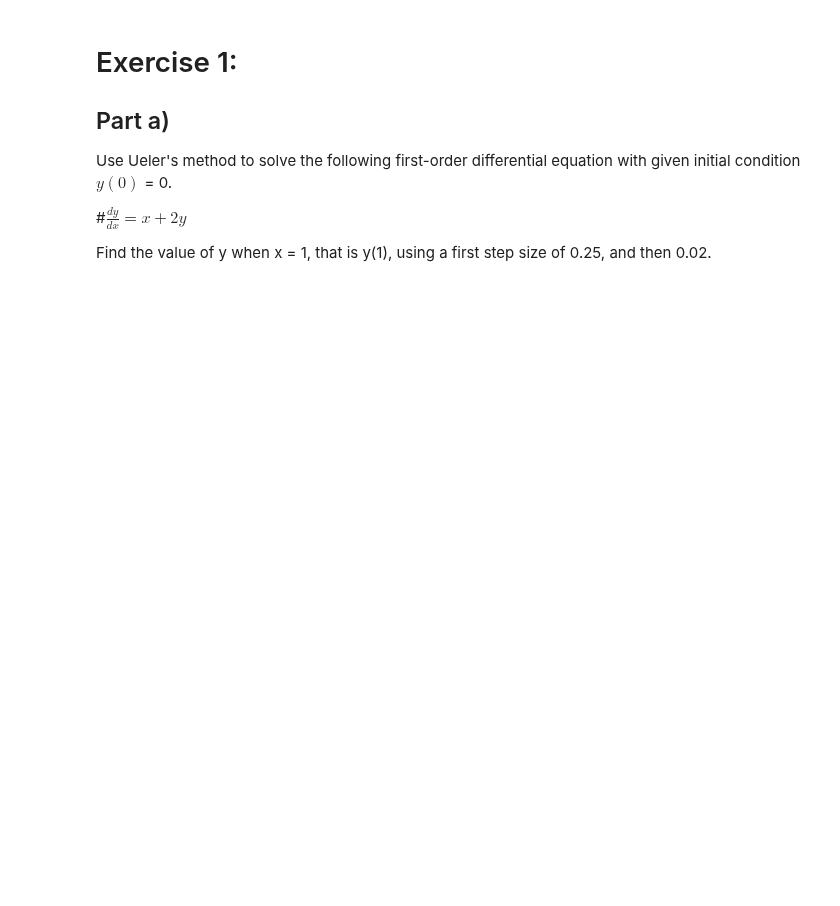
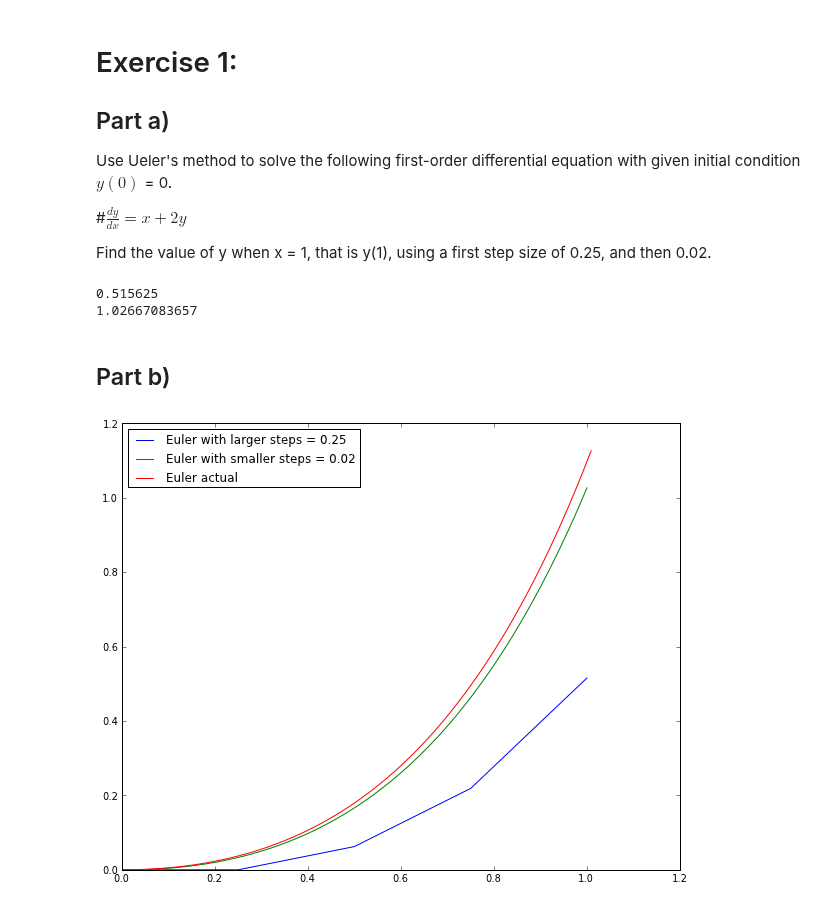
Before and after one commit to dcrose/PHYS202-S13, a Jupyter notebook: Week7/ThursdayNotes_ODEMeathods.ipynb, the cells around one changed output. Saved outputs shown, nothing was run; the diff lists cells and outputs as text; code cells hidden in the pictures; blank space fills up the shorter version.

```diff
--- a/Week7/ThursdayNotes_ODEMeathods.ipynb
+++ b/Week7/ThursdayNotes_ODEMeathods.ipynb
@@ -35,0 +45,35 @@ f = lambda x,y: x + 2*y
+# %%
+f = lambda x,y: x + 2*y
+dx1 = 0.25
+dx2 = 0.02
+def euler(dydx,yinit,steps):
+    x = np.arange(0,1+steps,steps)
+    y = np.zeros(x.size)
+    y[0] = yinit
+    for i in range(y.size-1):
+        y[i+1] = y[i] + dydx(x[i], y[i])*steps
+    return x,y
+
+answer = euler(f,0.,dx1)[1][-1]
+print answer
+answer2 = euler(f,0,dx2)[1][-1]
+print answer2
+# %% [output]
+0.515625
+1.02667083657
+# %% [markdown]
+Part b)
+-
+# %%
+figure(figsize=(10,8))
+
+plot(euler(f,0.,dx1)[0], euler(f,0.,dx1)[1],label="Euler with larger steps = 0.25")
+plot(euler(f,0.,dx2)[0], euler(f,0.,dx2)[1],label="Euler with smaller steps = 0.02")
+
+x = np.arange(0.,1.01,0.001)
+plot (x,0.25*e**(2*x)-0.5*x-0.25,label="Euler actual")
+
+legend(loc=0)
+show()
+# %% [output]
+[figure, added]
```
Also changed, not shown: parts of 10 cells of this notebook.
